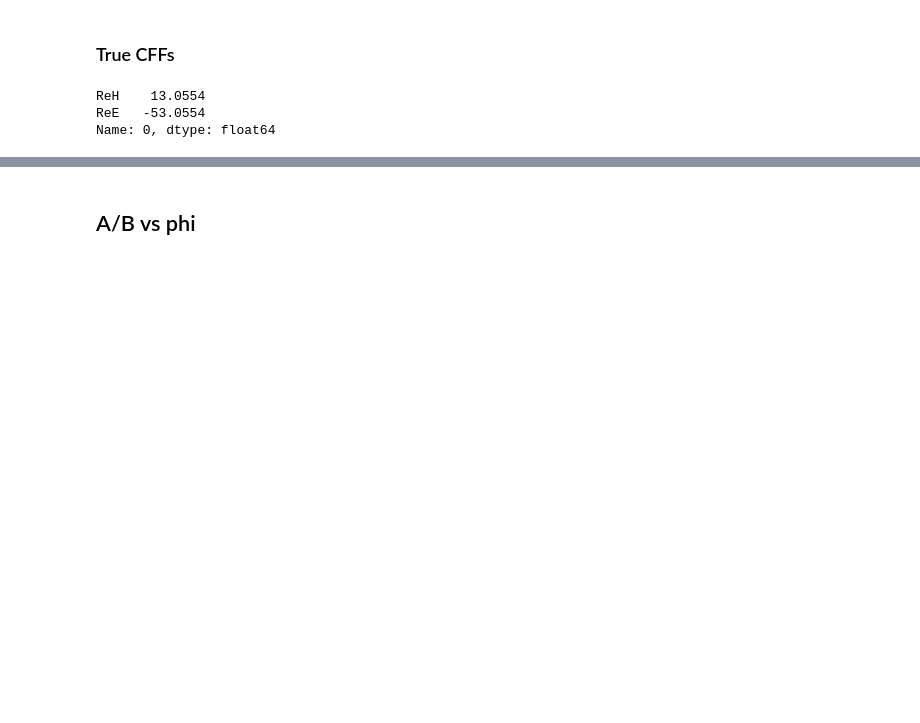
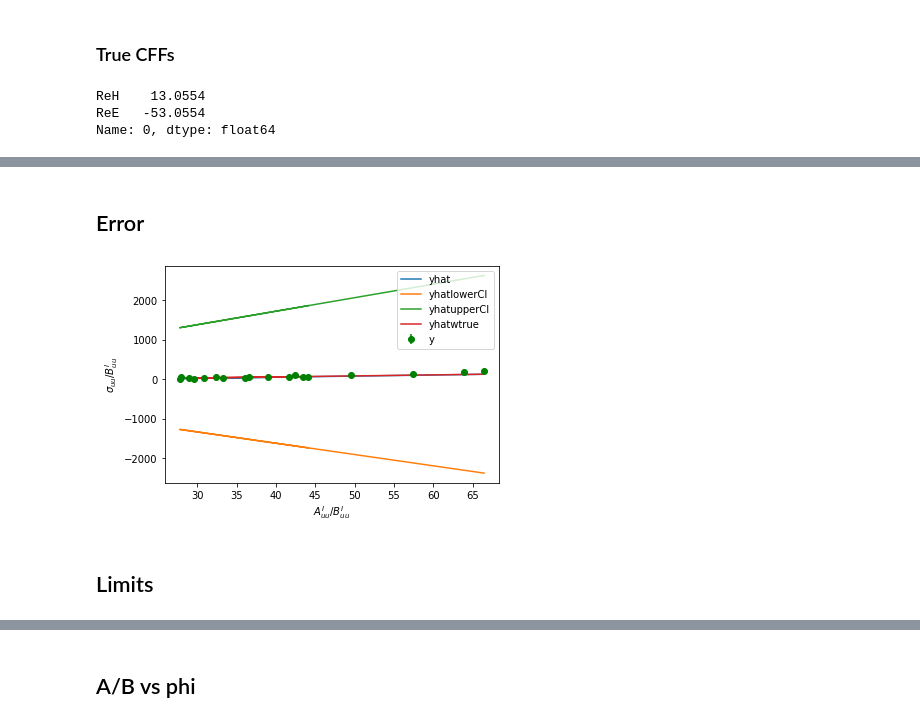
Before and after one commit to extraction-tools/ANN, a Jupyter notebook: Nick/Simulfit.ipynb, the cells around one changed output, grey strips where cells are left out. Drawn from its saved outputs; the diff is of its cells as text; code cells hidden in the pictures; blank space fills up the shorter version.

```diff
--- a/Nick/Simulfit.ipynb
+++ b/Nick/Simulfit.ipynb
@@ -95,2 +92,6 @@ yhat = linear_curve_fit(X, *cffs)
+# %%
+yhat = linear_curve_fit(X, *cffs)
+yhatupper = linear_curve_fit(X, *(cffs + np.diag(var)))
+yhatlower = linear_curve_fit(X, *(cffs - np.diag(var)))
 # %%
 yhatwtrue = linear_curve_fit(X, 13.0554, -53.0554)
@@ -106,0 +110,16 @@ plt.show()
+# %% [markdown]
+## Error
+# %%
+plt.errorbar(aoverb(data, bhdvcs), produceLHS(data, bhdvcs), yerr=err, fmt='go', label='y')
+plt.plot(aoverb(data, bhdvcs), yhat, label='yhat')
+plt.plot(aoverb(data, bhdvcs), yhatlower, label='yhatlowerCI')
+plt.plot(aoverb(data, bhdvcs), yhatupper, label='yhatupperCI')
+plt.plot(aoverb(data, bhdvcs), yhatwtrue, label='yhatwtrue')
+plt.xlabel('$A_{uu}^I/B_{uu}^I$')
+plt.ylabel('$\sigma_{uu}/B_{uu}^I$')
+plt.legend()
+plt.show()
+# %% [output]
+[figure, added]
+# %% [markdown]
+## Limits
```
Also changed, not shown: parts of 24 cells of this notebook, 6 other files.
